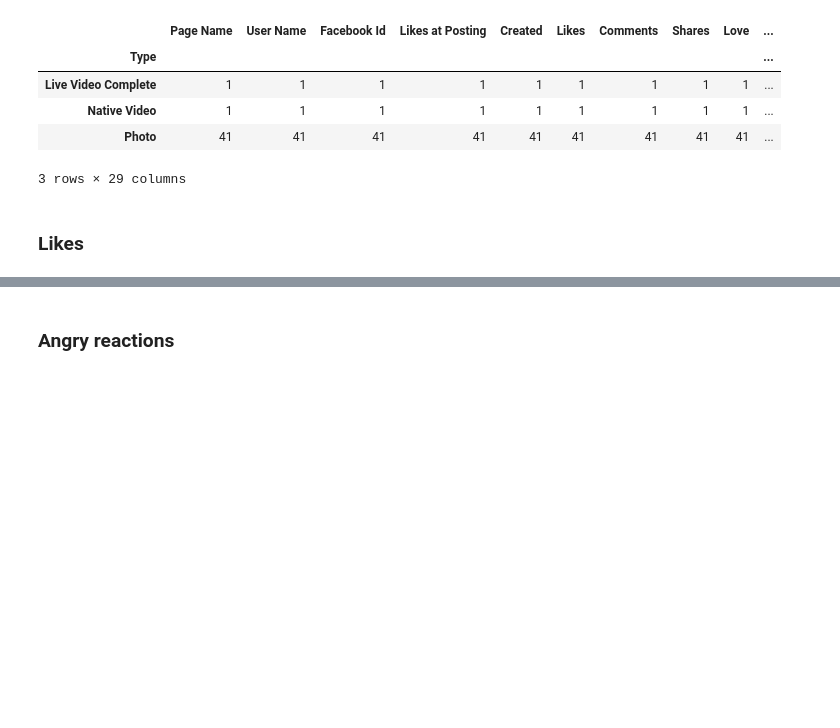
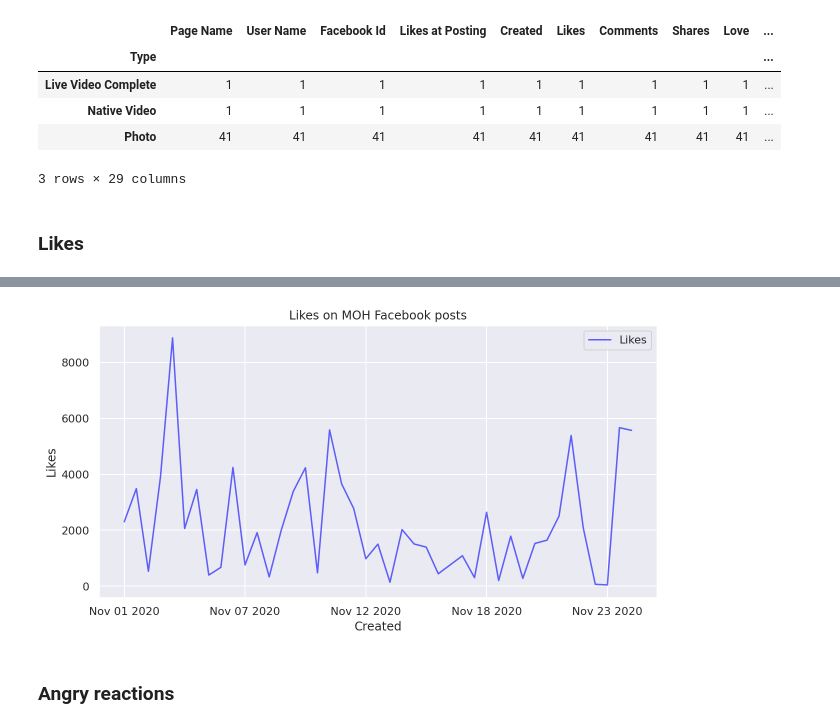
Before and after one commit to SunbirdAI/covid19-uganda-facebook-data-analysis, a Jupyter notebook: notebooks/MoH_page_posts_template.ipynb, the cells around one changed output, grey strips where cells are left out. Cells and saved outputs as stored; diff of their text form; code cells hidden in the pictures; blank space fills up the shorter version.

```diff
--- a/notebooks/MoH_page_posts_template.ipynb
+++ b/notebooks/MoH_page_posts_template.ipynb
@@ -52,3 +58,10 @@ posts[['Message', 'Created', 'Likes']].sort_values(by='Likes', ascending=False).
+# %%
+ax = posts.plot(x='Created', y='Likes', color='Blue', alpha=0.6,  figsize=(10,5))
+ax.set(title="Likes on MOH Facebook posts")
+ax.set(ylabel="Likes")
+plt.show()
+# %% [output]
+[figure, added]
 # %% [markdown]
 ### Angry reactions
 # %%
```
Also changed, not shown: parts of 7 cells of this notebook.
